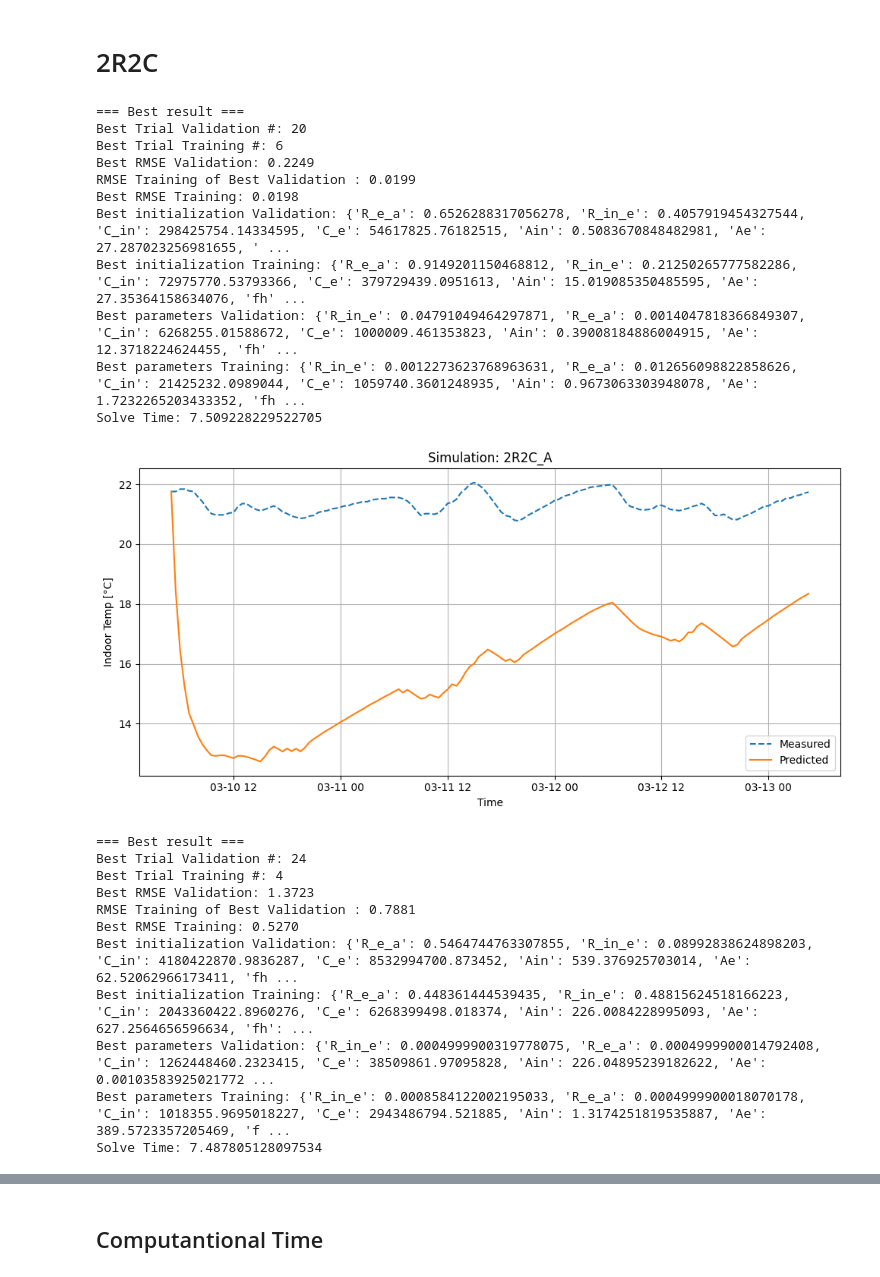
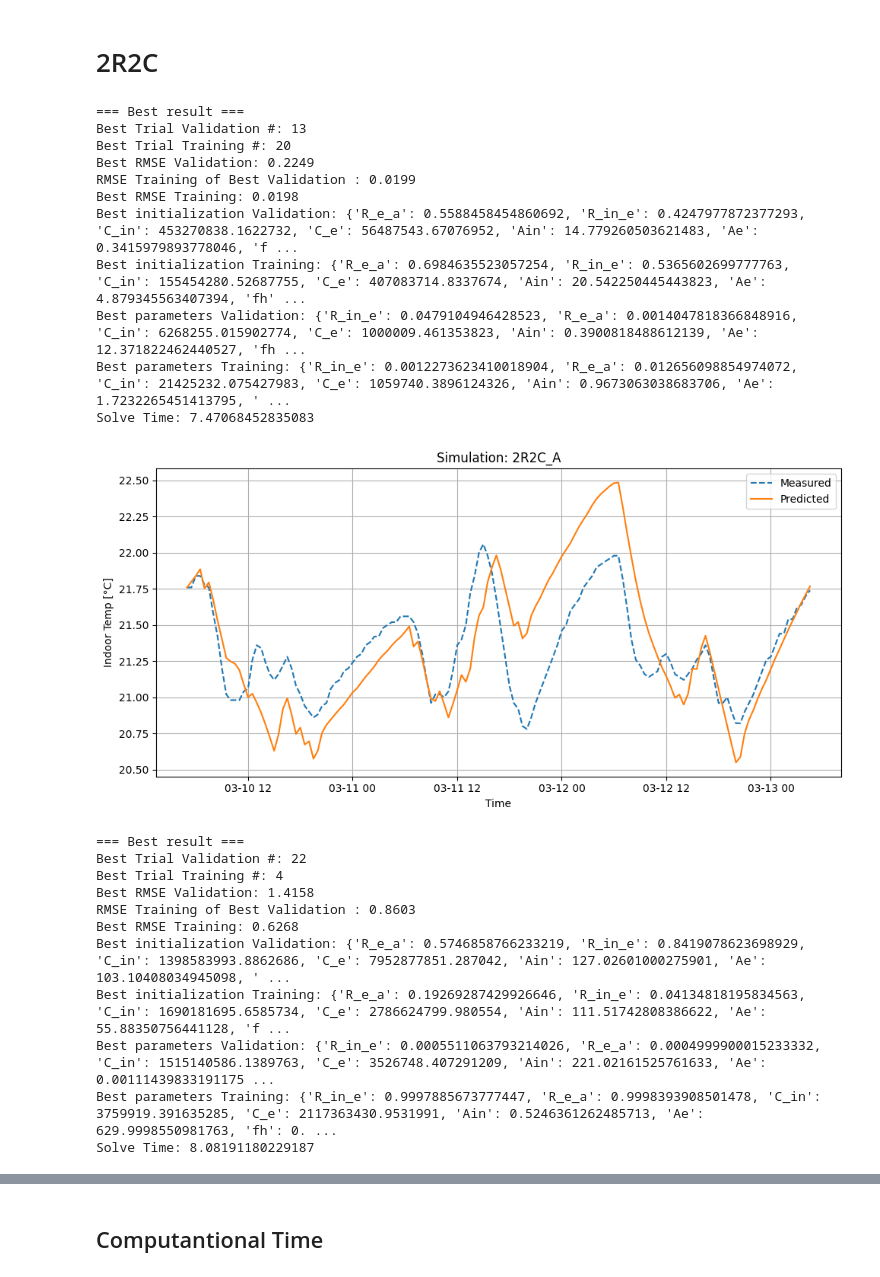
Before and after one commit to savvaspanagi/HeatPump-FlexModeling-Toolkit, a Jupyter notebook: Journal Paper Implementation - Tuning Performance of Grey-Box Models for Thermal Building Applications/Code A-B - Tuning Performance Evaluation.ipynb, the cells around one changed output, grey strips where cells are left out. Saved outputs shown, nothing was run; the diff lists cells and outputs as text; code cells hidden in the pictures.

```diff
--- a/Journal Paper Implementation - Tuning Performance of Grey-Box Models for Thermal Building Applications/Code A-B - Tuning Performance Evaluation.ipynb
+++ b/Journal Paper Implementation - Tuning Performance of Grey-Box Models for Thermal Building Applications/Code A-B - Tuning Performance Evaluation.ipynb
@@ -284,7 +293,7 @@ initialize_testing_2r2c_cs1['Tin'] = test_cs1['INDOOR_TEMP'].iloc[0]
 
 # --- Run Simulation for Testing ---
 testing_performance_2r2c_cs1, testing_df_2r2c_cs1 = simulate_and_evaluate(
-        val_df=test_cs1, param_dict=parameters, model_type="2R2C_A",
+        val_df=test_cs1, param_dict=parameters_2r2c_cs1, model_type="2R2C_A",
         initializations=initialize_testing_2r2c_cs1, show_plot=True
     )
 
@@ -307,49 +316,49 @@ testing_performance_2r2c_cs2, testing_df_2r2c_cs2 = simulate_and_evaluate(
 model_2r2c_cs3, parameters_2r2c_cs3, best_initialization_2r2c_cs3,validation_pred_2r2c_cs3, initialize_testing_2r2c_cs3, all_trials_2r2c_cs3 = train_greybox_model_with_validation_process(
     train_df=train_cs3, val_df=val_cs3, model_type="2R2C_A", bounds=bounds_cs3,
     num_trials=30, deltaT=1800, show_plot=False, log=False)
 
 initialize_testing_2r2c_cs3['Tin'] = test_cs3['INDOOR_TEMP'].iloc[0]
 
 # --- Run Simulation for Testing ---
 testing_performance_2r2c_cs3, testing_df_2r2c_cs3 = simulate_and_evaluate(
         val_df=test_cs3, param_dict=parameters_2r2c_cs3, model_type="2R2C_A",
         initializations=initialize_testing_2r2c_cs3, show_plot=True
     )
 
 ###################### ======================== Case Study 4 ======================= ###########################
 
 model_2r2c_cs4, parameters_2r2c_cs4, best_initialization_2r2c_cs4,validation_pred_2r2c_cs4, initialize_testing_2r2c_cs4, all_trials_2r2c_cs4 = train_greybox_model_with_validation_process(
     train_df=train_cs4, val_df=val_cs4, model_type="2R2C_A", bounds=bounds_cs4,
     num_trials=30, deltaT=1800, show_plot=False, log=False)
 
 initialize_testing_2r2c_cs4['Tin'] = test_cs4['INDOOR_TEMP'].iloc[0]
 
 # --- Run Simulation for Testing ---
 testing_performance_2r2c_cs4, testing_df_2r2c_cs4 = simulate_and_evaluate(
         val_df=test_cs4, param_dict=parameters_2r2c_cs4, model_type="2R2C_A",
         initializations=initialize_testing_2r2c_cs4, show_plot=True
     )
 # %% [output]
 === Best result ===
-Best Trial Validation #: 20
-Best Trial Training #: 6
+Best Trial Validation #: 13
+Best Trial Training #: 20
 Best RMSE Validation: 0.2249
 RMSE Training of Best Validation : 0.0199
 Best RMSE Training: 0.0198
-Best initialization Validation: {'R_e_a': 0.6526288317056278, 'R_in_e': 0.4057919454327544, 'C_in': 298425754.14334595, 'C_e': 54617825.76182515, 'Ain': 0.5083670848482981, 'Ae': 27.287023256981655, ' ...
-Best initialization Training: {'R_e_a': 0.9149201150468812, 'R_in_e': 0.21250265777582286, 'C_in': 72975770.53793366, 'C_e': 379729439.0951613, 'Ain': 15.019085350485595, 'Ae': 27.35364158634076, 'fh' ...
-Best parameters Validation: {'R_in_e': 0.04791049464297871, 'R_e_a': 0.0014047818366849307, 'C_in': 6268255.01588672, 'C_e': 1000009.461353823, 'Ain': 0.39008184886004915, 'Ae': 12.3718224624455, 'fh' ...
-Best parameters Training: {'R_in_e': 0.0012273623768963631, 'R_e_a': 0.012656098822858626, 'C_in': 21425232.0989044, 'C_e': 1059740.3601248935, 'Ain': 0.9673063303948078, 'Ae': 1.7232265203433352, 'fh ...
-Solve Time: 7.509228229522705
+Best initialization Validation: {'R_e_a': 0.5588458454860692, 'R_in_e': 0.4247977872377293, 'C_in': 453270838.1622732, 'C_e': 56487543.67076952, 'Ain': 14.779260503621483, 'Ae': 0.3415979893778046, 'f ...
+Best initialization Training: {'R_e_a': 0.6984635523057254, 'R_in_e': 0.5365602699777763, 'C_in': 155454280.52687755, 'C_e': 407083714.8337674, 'Ain': 20.542250445443823, 'Ae': 4.879345563407394, 'fh' ...
+Best parameters Validation: {'R_in_e': 0.0479104946428523, 'R_e_a': 0.0014047818366848916, 'C_in': 6268255.015902774, 'C_e': 1000009.461353823, 'Ain': 0.3900818488612139, 'Ae': 12.371822462440527, 'fh ...
+Best parameters Training: {'R_in_e': 0.0012273623410018904, 'R_e_a': 0.012656098854974072, 'C_in': 21425232.075427983, 'C_e': 1059740.3896124326, 'Ain': 0.9673063038683706, 'Ae': 1.7232265451413795, ' ...
+Solve Time: 7.47068452835083
-[figure, old version]
+[figure, new version]
 === Best result ===
-Best Trial Validation #: 24
+Best Trial Validation #: 22
 Best Trial Training #: 4
-Best RMSE Validation: 1.3723
-RMSE Training of Best Validation : 0.7881
-Best RMSE Training: 0.5270
-Best initialization Validation: {'R_e_a': 0.5464744763307855, 'R_in_e': 0.08992838624898203, 'C_in': 4180422870.9836287, 'C_e': 8532994700.873452, 'Ain': 539.376925703014, 'Ae': 62.52062966173411, 'fh ...
-Best initialization Training: {'R_e_a': 0.448361444539435, 'R_in_e': 0.48815624518166223, 'C_in': 2043360422.8960276, 'C_e': 6268399498.018374, 'Ain': 226.0084228995093, 'Ae': 627.2564656596634, 'fh': ...
-Best parameters Validation: {'R_in_e': 0.0004999900319778075, 'R_e_a': 0.0004999900014792408, 'C_in': 1262448460.2323415, 'C_e': 38509861.97095828, 'Ain': 226.04895239182622, 'Ae': 0.00103583925021772 ...
-Best parameters Training: {'R_in_e': 0.0008584122002195033, 'R_e_a': 0.0004999900018070178, 'C_in': 1018355.9695018227, 'C_e': 2943486794.521885, 'Ain': 1.3174251819535887, 'Ae': 389.5723357205469, 'f ...
-Solve Time: 7.487805128097534
+Best RMSE Validation: 1.4158
+RMSE Training of Best Validation : 0.8603
+Best RMSE Training: 0.6268
+Best initialization Validation: {'R_e_a': 0.5746858766233219, 'R_in_e': 0.8419078623698929, 'C_in': 1398583993.8862686, 'C_e': 7952877851.287042, 'Ain': 127.02601000275901, 'Ae': 103.10408034945098, ' ...
+Best initialization Training: {'R_e_a': 0.19269287429926646, 'R_in_e': 0.04134818195834563, 'C_in': 1690181695.6585734, 'C_e': 2786624799.980554, 'Ain': 111.51742808386622, 'Ae': 55.88350756441128, 'f ...
+Best parameters Validation: {'R_in_e': 0.0005511063793214026, 'R_e_a': 0.0004999900015233332, 'C_in': 1515140586.1389763, 'C_e': 3526748.407291209, 'Ain': 221.02161525761633, 'Ae': 0.00111439833191175 ...
+Best parameters Training: {'R_in_e': 0.9997885673777447, 'R_e_a': 0.9998393908501478, 'C_in': 3759919.391635285, 'C_e': 2117363430.9531991, 'Ain': 0.5246361262485713, 'Ae': 629.9998550981763, 'fh': 0. ...
+Solve Time: 8.08191180229187
```
Also changed, not shown: parts of 11 cells of this notebook, 1 other file.
